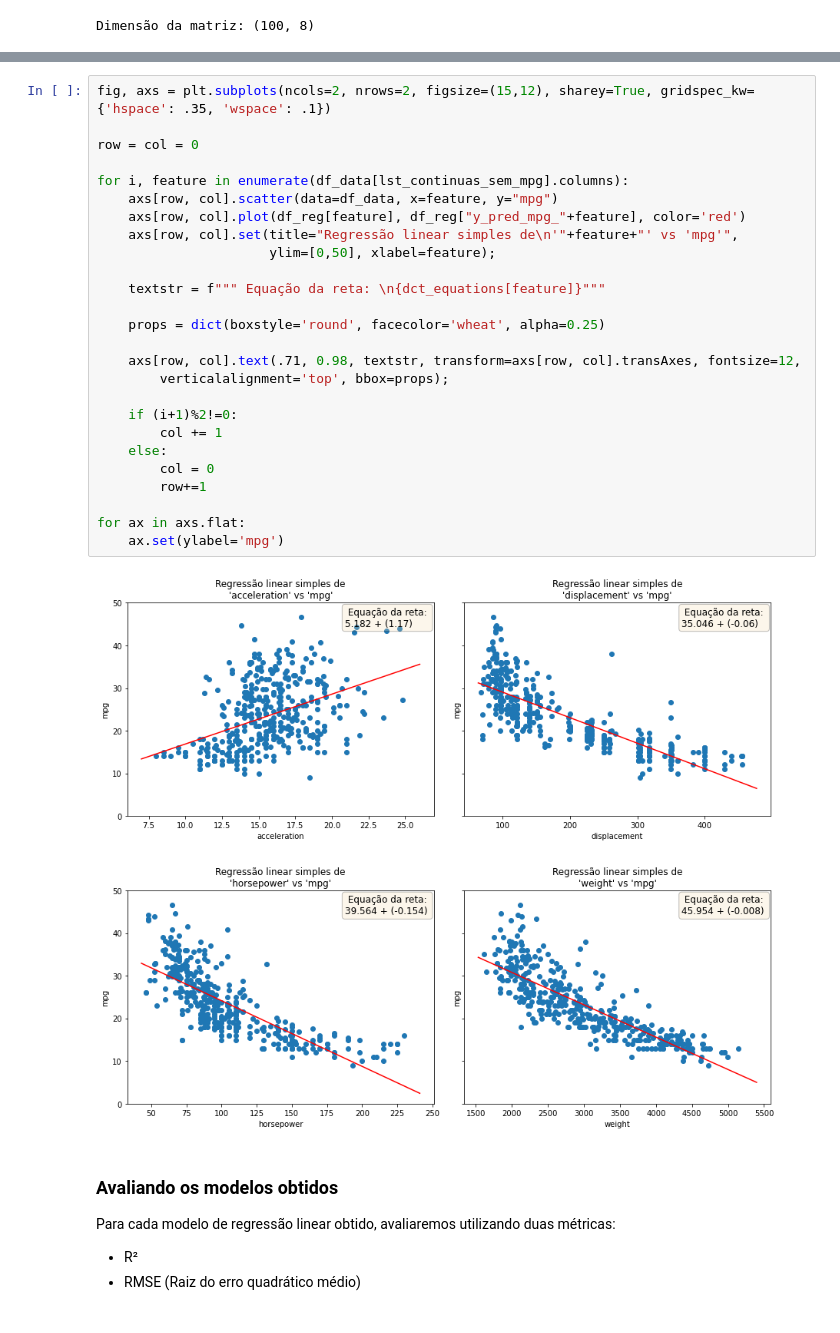
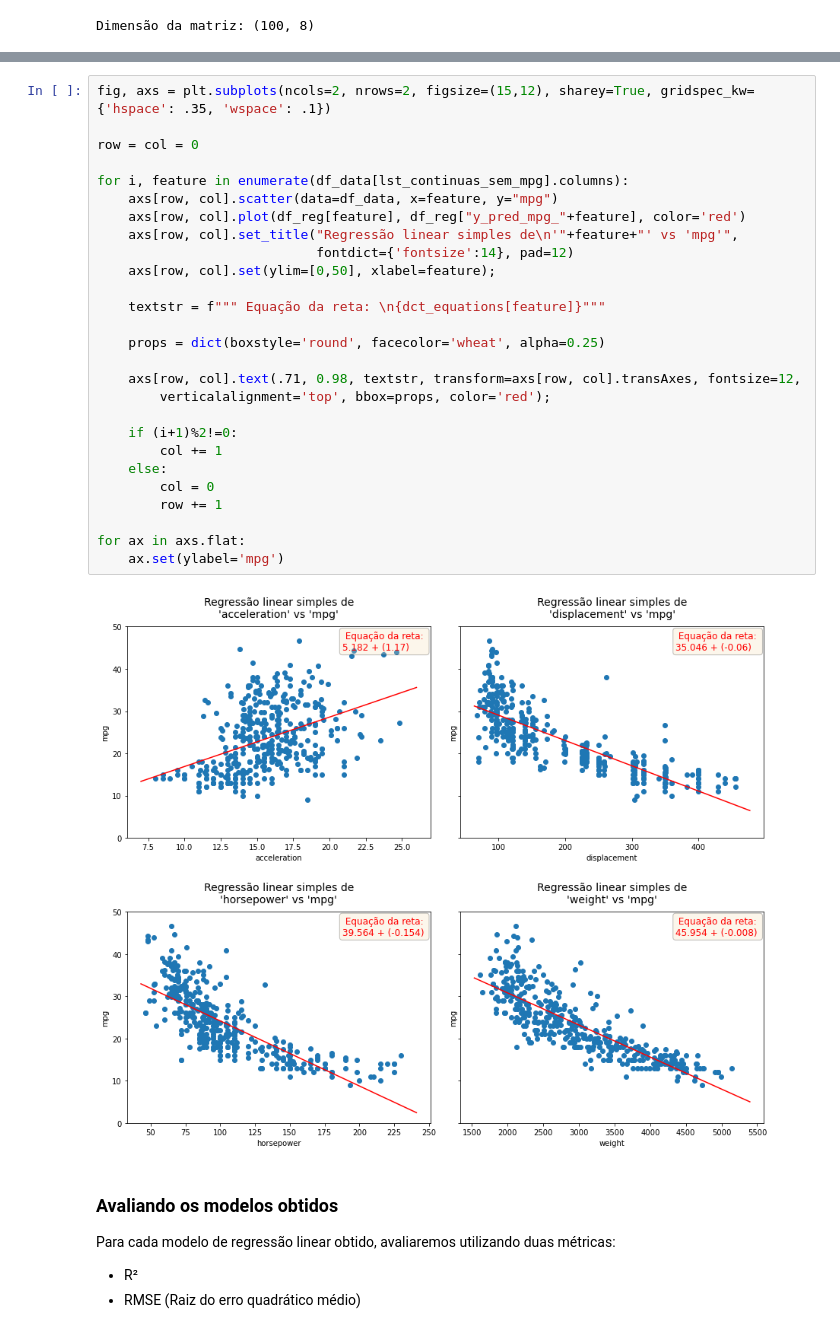
Before and after one commit to Carne-de-Pescoco/kaggle-used-car, a Jupyter notebook: notebooks/3_modeling_evaluation_suto.ipynb, the cells around one changed output, grey strips where cells are left out. Drawn from its saved outputs; the diff is of its cells as text.

```diff
--- a/notebooks/3_modeling_evaluation_suto.ipynb
+++ b/notebooks/3_modeling_evaluation_suto.ipynb
@@ -82,31 +92,32 @@ Dimensão da matriz: (100, 8)
 # %%
 fig, axs = plt.subplots(ncols=2, nrows=2, figsize=(15,12), sharey=True, gridspec_kw={'hspace': .35, 'wspace': .1})
 
 row = col = 0
 
 for i, feature in enumerate(df_data[lst_continuas_sem_mpg].columns):
     axs[row, col].scatter(data=df_data, x=feature, y="mpg")
     axs[row, col].plot(df_reg[feature], df_reg["y_pred_mpg_"+feature], color='red')
-    axs[row, col].set(title="Regressão linear simples de\n'"+feature+"' vs 'mpg'",
-                      ylim=[0,50], xlabel=feature);
+    axs[row, col].set_title("Regressão linear simples de\n'"+feature+"' vs 'mpg'",
+                            fontdict={'fontsize':14}, pad=12)
+    axs[row, col].set(ylim=[0,50], xlabel=feature);
 
     textstr = f""" Equação da reta: \n{dct_equations[feature]}"""
 
     props = dict(boxstyle='round', facecolor='wheat', alpha=0.25)
 
     axs[row, col].text(.71, 0.98, textstr, transform=axs[row, col].transAxes, fontsize=12,
-        verticalalignment='top', bbox=props);
+        verticalalignment='top', bbox=props, color='red');
 
     if (i+1)%2!=0:
         col += 1
     else:
         col = 0
-        row+=1
+        row += 1
 
 for ax in axs.flat:
     ax.set(ylabel='mpg')
 # %% [output]
-[figure, old version]
+[figure, new version]
 # %% [markdown]
 ### Avaliando os modelos obtidos
 
```
Also changed, not shown: parts of 7 cells of this notebook.
